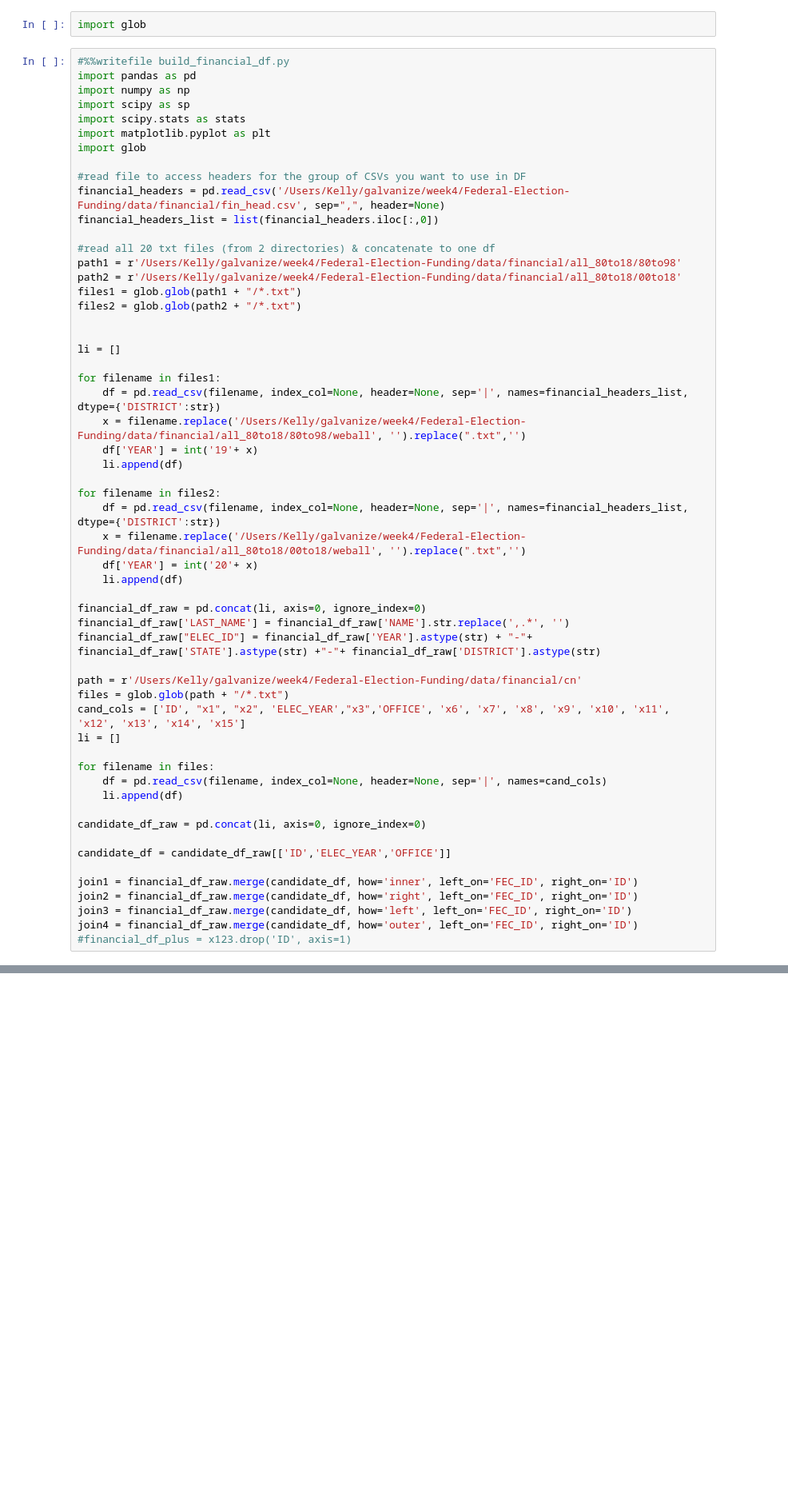
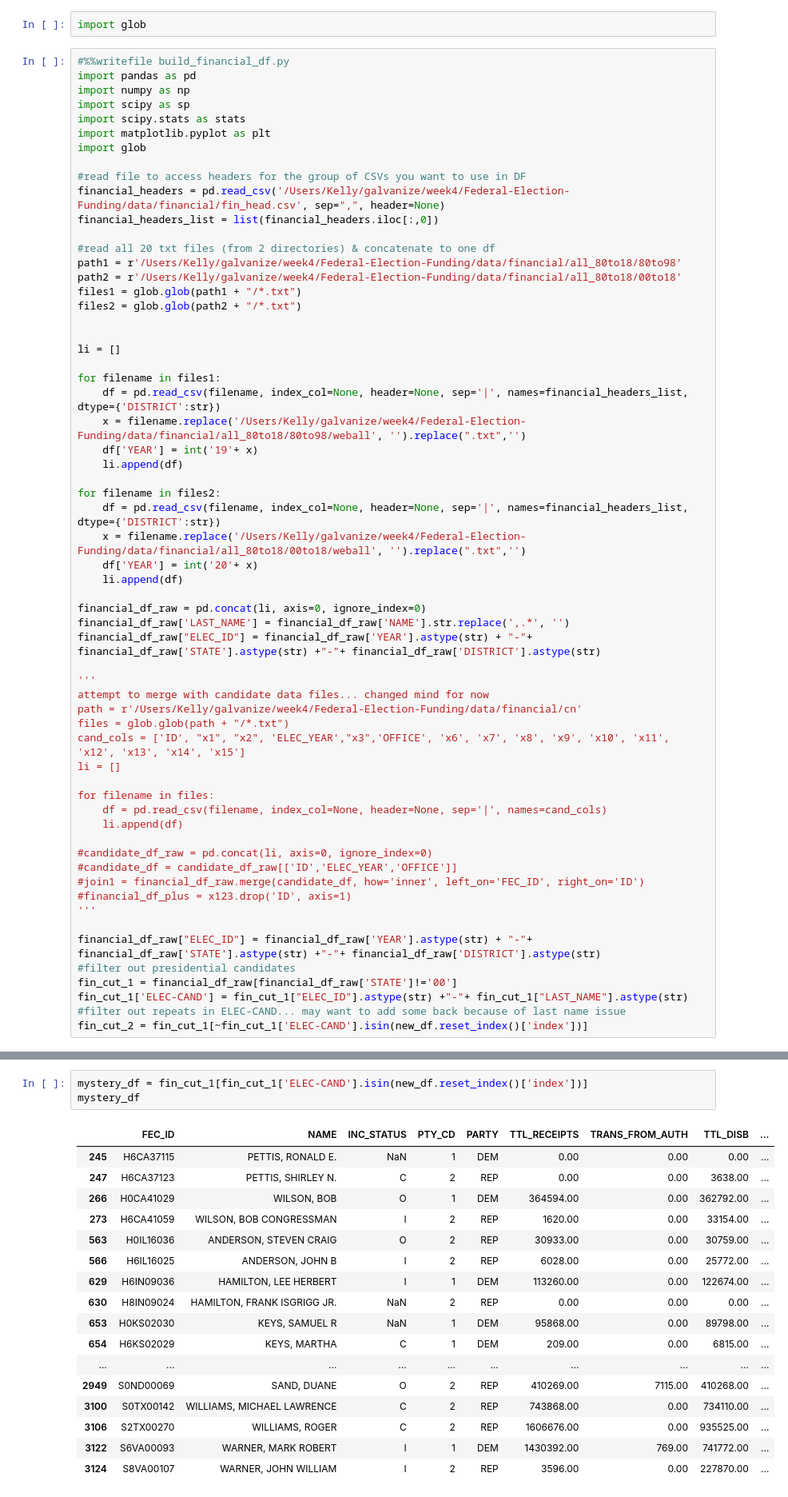
Before and after one commit to kellystroh/Federal-Election-Funding, a Jupyter notebook: finance_df.ipynb, the cells around one changed output, grey strips where cells are left out. Shown at 80% size. Drawn from its saved outputs; the diff is of its cells as text; blank space fills up the shorter version.

```diff
--- a/finance_df.ipynb
+++ b/finance_df.ipynb
@@ -60,6 +60,8 @@ financial_df_raw = pd.concat(li, axis=0, ignore_index=0)
 financial_df_raw['LAST_NAME'] = financial_df_raw['NAME'].str.replace(',.*', '')
 financial_df_raw["ELEC_ID"] = financial_df_raw['YEAR'].astype(str) + "-"+ financial_df_raw['STATE'].astype(str) +"-"+ financial_df_raw['DISTRICT'].astype(str)
 
+'''
+attempt to merge with candidate data files... changed mind for now
 path = r'/Users/Kelly/galvanize/week4/Federal-Election-Funding/data/financial/cn'
 files = glob.glob(path + "/*.txt")
 cand_cols = ['ID', "x1", "x2", 'ELEC_YEAR',"x3",'OFFICE', 'x6', 'x7', 'x8', 'x9', 'x10', 'x11', 'x12', 'x13', 'x14', 'x15']
@@ -69,12 +71,15 @@ for filename in files:
     df = pd.read_csv(filename, index_col=None, header=None, sep='|', names=cand_cols)
     li.append(df)
 
-candidate_df_raw = pd.concat(li, axis=0, ignore_index=0)
+#candidate_df_raw = pd.concat(li, axis=0, ignore_index=0)
+#candidate_df = candidate_df_raw[['ID','ELEC_YEAR','OFFICE']]
+#join1 = financial_df_raw.merge(candidate_df, how='inner', left_on='FEC_ID', right_on='ID')
+#financial_df_plus = x123.drop('ID', axis=1)
+'''
 
-candidate_df = candidate_df_raw[['ID','ELEC_YEAR','OFFICE']]
-
-join1 = financial_df_raw.merge(candidate_df, how='inner', left_on='FEC_ID', right_on='ID')
-join2 = financial_df_raw.merge(candidate_df, how='right', left_on='FEC_ID', right_on='ID')
-join3 = financial_df_raw.merge(candidate_df, how='left', left_on='FEC_ID', right_on='ID')
-join4 = financial_df_raw.merge(candidate_df, how='outer', left_on='FEC_ID', right_on='ID')
-#financial_df_plus = x123.drop('ID', axis=1)
+financial_df_raw["ELEC_ID"] = financial_df_raw['YEAR'].astype(str) + "-"+ financial_df_raw['STATE'].astype(str) +"-"+ financial_df_raw['DISTRICT'].astype(str)
+#filter out presidential candidates
+fin_cut_1 = financial_df_raw[financial_df_raw['STATE']!='00']
+fin_cut_1['ELEC-CAND'] = fin_cut_1["ELEC_ID"].astype(str) +"-"+ fin_cut_1["LAST_NAME"].astype(str)
+#filter out repeats in ELEC-CAND... may want to add some back because of last name issue
+fin_cut_2 = fin_cut_1[~fin_cut_1['ELEC-CAND'].isin(new_df.reset_index()['index'])]
@@ -253,0 +145,21 @@ fin_cut_1 = financial_df_raw[financial_df_raw['STATE']!='00']
+# %%
+mystery_df = fin_cut_1[fin_cut_1['ELEC-CAND'].isin(new_df.reset_index()['index'])]
+mystery_df
+# %% [output]
+|  | FEC_ID | NAME | INC_STATUS | PTY_CD | PARTY | TTL_RECEIPTS | TRANS_FROM_AUTH | TTL_DISB | ... |
+| 245 | H6CA37115 | PETTIS, RONALD E. | NaN | 1 | DEM | 0.00 | 0.00 | 0.00 | ... |
+| 247 | H6CA37123 | PETTIS, SHIRLEY N. | C | 2 | REP | 0.00 | 0.00 | 3638.00 | ... |
+| 266 | H0CA41029 | WILSON, BOB | O | 1 | DEM | 364594.00 | 0.00 | 362792.00 | ... |
+| 273 | H6CA41059 | WILSON, BOB CONGRESSMAN | I | 2 | REP | 1620.00 | 0.00 | 33154.00 | ... |
+| 563 | H0IL16036 | ANDERSON, STEVEN CRAIG | O | 2 | REP | 30933.00 | 0.00 | 30759.00 | ... |
+| 566 | H6IL16025 | ANDERSON, JOHN B | I | 2 | REP | 6028.00 | 0.00 | 25772.00 | ... |
+| 629 | H6IN09036 | HAMILTON, LEE HERBERT | I | 1 | DEM | 113260.00 | 0.00 | 122674.00 | ... |
+| 630 | H8IN09024 | HAMILTON, FRANK ISGRIGG JR. | NaN | 2 | REP | 0.00 | 0.00 | 0.00 | ... |
+| 653 | H0KS02030 | KEYS, SAMUEL R | NaN | 1 | DEM | 95868.00 | 0.00 | 89798.00 | ... |
+| 654 | H6KS02029 | KEYS, MARTHA | C | 1 | DEM | 209.00 | 0.00 | 6815.00 | ... |
+| ... | ... | ... | ... | ... | ... | ... | ... | ... | ... |
+| 2949 | S0ND00069 | SAND, DUANE | O | 2 | REP | 410269.00 | 7115.00 | 410268.00 | ... |
+| 3100 | S0TX00142 | WILLIAMS, MICHAEL LAWRENCE | C | 2 | REP | 743868.00 | 0.00 | 734110.00 | ... |
+| 3106 | S2TX00270 | WILLIAMS, ROGER | C | 2 | REP | 1606676.00 | 0.00 | 935525.00 | ... |
+| 3122 | S6VA00093 | WARNER, MARK ROBERT | I | 1 | DEM | 1430392.00 | 769.00 | 741772.00 | ... |
+| 3124 | S8VA00107 | WARNER, JOHN WILLIAM | I | 2 | REP | 3596.00 | 0.00 | 227870.00 | ... |
```
Also changed, not shown: parts of 14 cells of this notebook, 3 other files.
